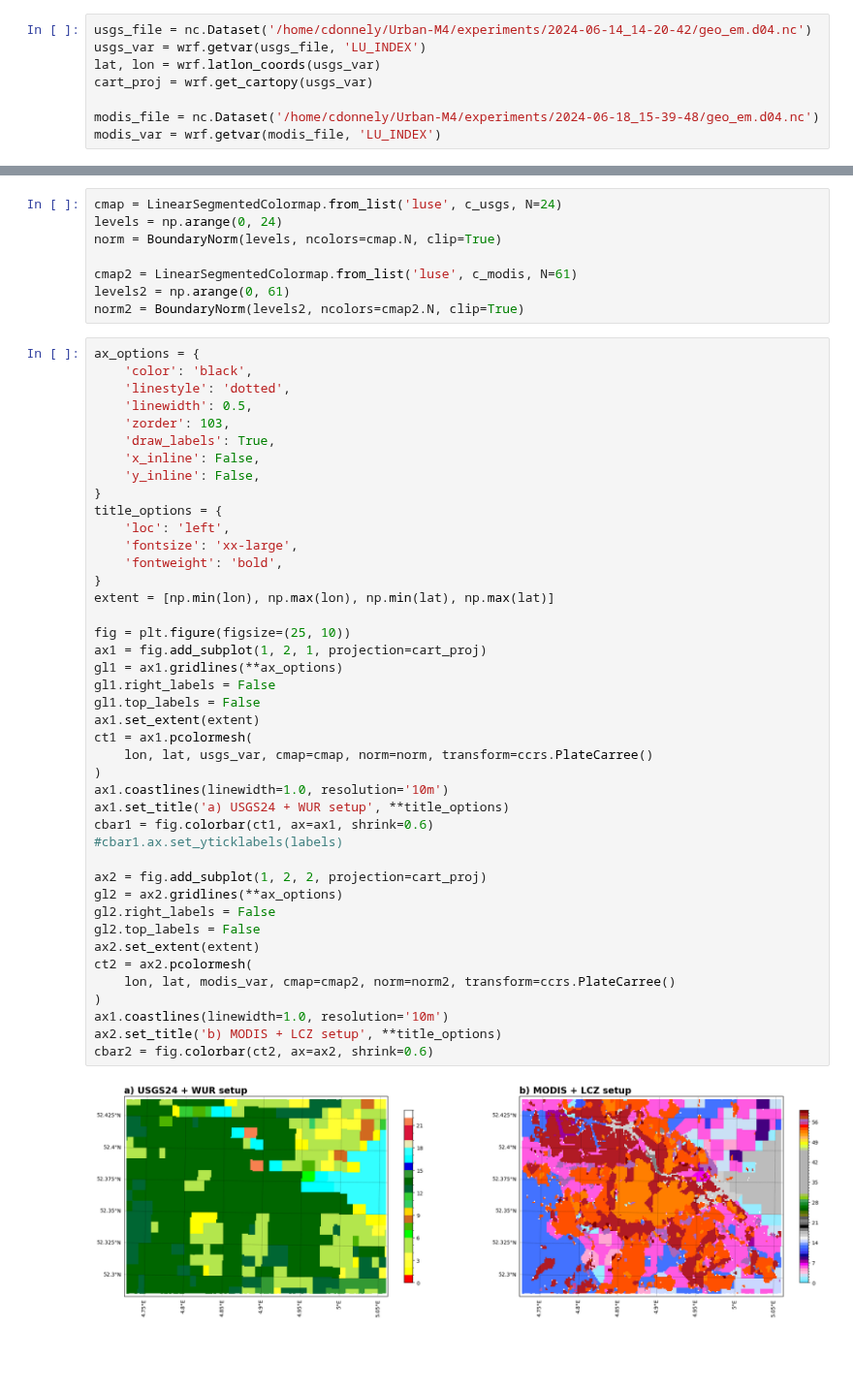
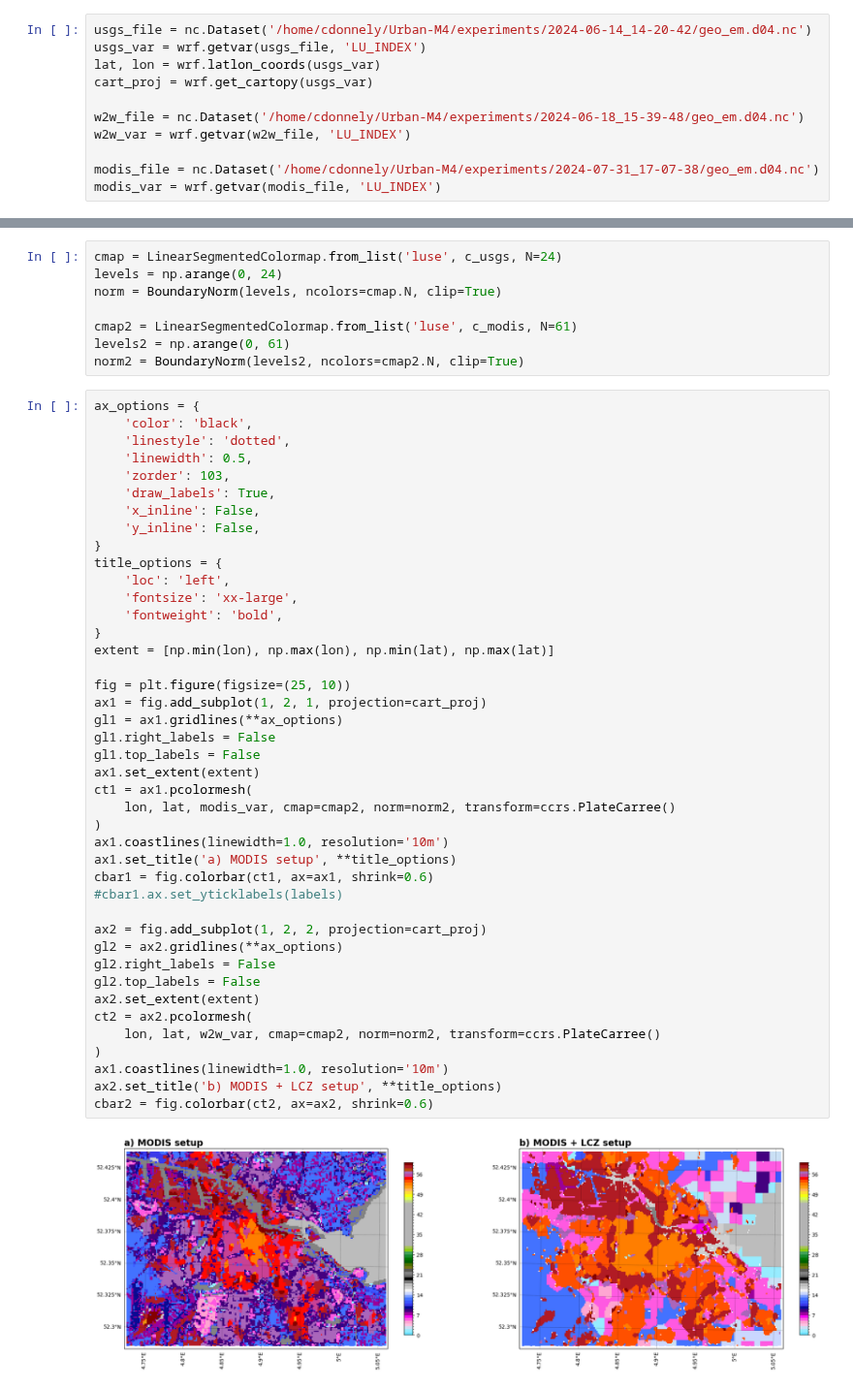
Before and after one commit to Urban-M4/snakemake-wrf, a Jupyter notebook: plot_geo_em.ipynb, the cells around one changed output, grey strips where cells are left out. Shown at 97% size. Saved outputs shown, nothing was run; the diff lists cells and outputs as text; blank space fills up the shorter version.

Commit message:
Compare cglc-modis to modis + w2w lcz

```diff
--- a/plot_geo_em.ipynb
+++ b/plot_geo_em.ipynb
@@ -12,7 +12,10 @@ usgs_var = wrf.getvar(usgs_file, 'LU_INDEX')
 lat, lon = wrf.latlon_coords(usgs_var)
 cart_proj = wrf.get_cartopy(usgs_var)
 
-modis_file = nc.Dataset('/home/cdonnely/Urban-M4/experiments/2024-06-18_15-39-48/geo_em.d04.nc')
+w2w_file = nc.Dataset('/home/cdonnely/Urban-M4/experiments/2024-06-18_15-39-48/geo_em.d04.nc')
+w2w_var = wrf.getvar(w2w_file, 'LU_INDEX')
+
+modis_file = nc.Dataset('/home/cdonnely/Urban-M4/experiments/2024-07-31_17-07-38/geo_em.d04.nc')
 modis_var = wrf.getvar(modis_file, 'LU_INDEX')
 # %%
 c_modis = [
@@ -132,34 +135,34 @@ ax_options = {
 title_options = {
     'loc': 'left',
     'fontsize': 'xx-large',
     'fontweight': 'bold',
 }
 extent = [np.min(lon), np.max(lon), np.min(lat), np.max(lat)]
 
 fig = plt.figure(figsize=(25, 10))
 ax1 = fig.add_subplot(1, 2, 1, projection=cart_proj)
 gl1 = ax1.gridlines(**ax_options)
 gl1.right_labels = False
 gl1.top_labels = False
 ax1.set_extent(extent)
 ct1 = ax1.pcolormesh(
-    lon, lat, usgs_var, cmap=cmap, norm=norm, transform=ccrs.PlateCarree()
+    lon, lat, modis_var, cmap=cmap2, norm=norm2, transform=ccrs.PlateCarree()
 )
 ax1.coastlines(linewidth=1.0, resolution='10m')
-ax1.set_title('a) USGS24 + WUR setup', **title_options)
+ax1.set_title('a) MODIS setup', **title_options)
 cbar1 = fig.colorbar(ct1, ax=ax1, shrink=0.6)
 #cbar1.ax.set_yticklabels(labels)
 
 ax2 = fig.add_subplot(1, 2, 2, projection=cart_proj)
 gl2 = ax2.gridlines(**ax_options)
 gl2.right_labels = False
 gl2.top_labels = False
 ax2.set_extent(extent)
 ct2 = ax2.pcolormesh(
-    lon, lat, modis_var, cmap=cmap2, norm=norm2, transform=ccrs.PlateCarree()
+    lon, lat, w2w_var, cmap=cmap2, norm=norm2, transform=ccrs.PlateCarree()
 )
 ax1.coastlines(linewidth=1.0, resolution='10m')
 ax2.set_title('b) MODIS + LCZ setup', **title_options)
 cbar2 = fig.colorbar(ct2, ax=ax2, shrink=0.6)
 # %% [output]
-[figure, old version]
+[figure, new version]
```
